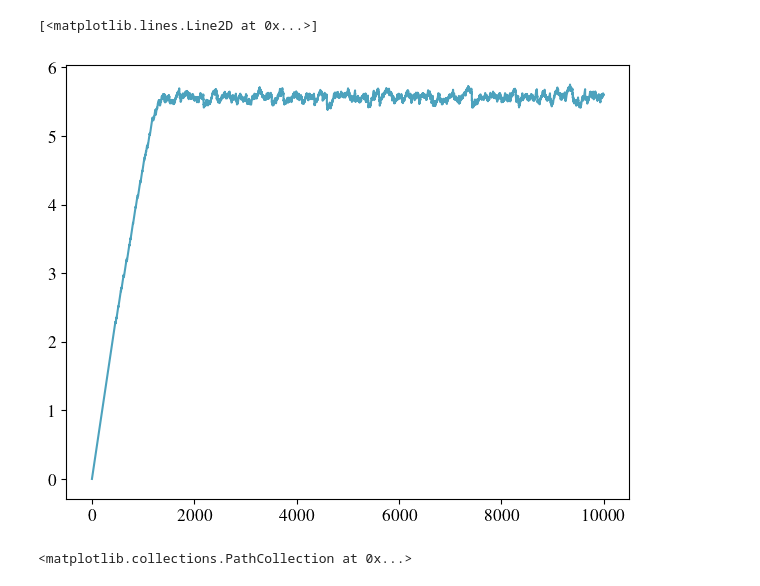
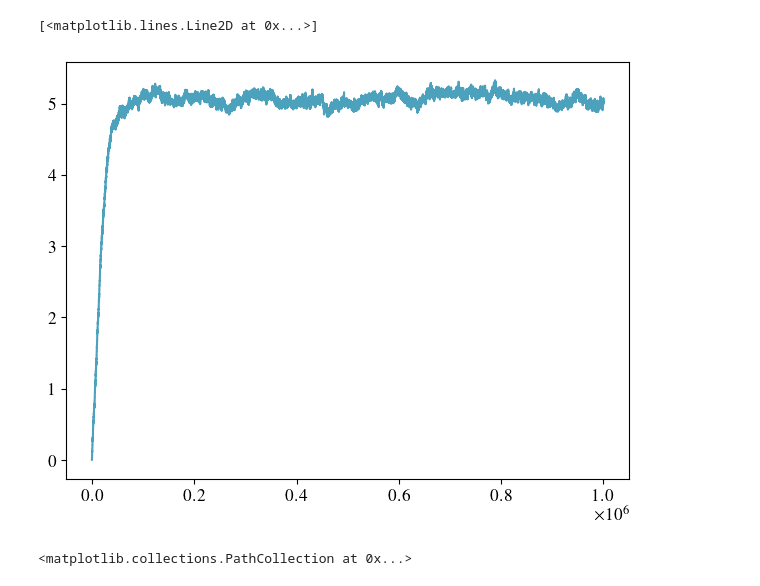
Before and after one commit to GabrielRemi/Sandpile, a Jupyter notebook: Code/sandpile_nd_test.ipynb, the cells around one changed output. Drawn from its saved outputs; the diff is of its cells as text; code cells hidden in the pictures.

```diff
--- a/Code/sandpile_nd_test.ipynb
+++ b/Code/sandpile_nd_test.ipynb
@@ -37,26 +55,22 @@ with ctx.Pool() as pool:
 # %%
 from sandpile import *
 import matplotlib.pyplot as plt
 
 
 plt.figure(1, figsize=(12, 5))
 
 dim = 2
-bound = "c"
-cons = "n"
+bound = "o"
+cons = "c"
 grid = 20
+crit = 7
 plt.subplot(121)
-system = SandpileND.load_from_file(f"data_{dim}_{20}_{bound}_{cons}")
+system = SandpileND.load_from_file(f"data_{dim}_{20}_{bound}_{cons}_{crit}")
 
 plt.plot(range(system.average_slopes.__len__()), system.average_slopes)
-
-# plt.subplot(122)
-# system = SandpileND.load_from_file(f"data{dim}_closed")
-#
-# plt.plot(range(system.average_slopes.__len__()), system.average_slopes)
 # %% [output]
 [<matplotlib.lines.Line2D at 0x...>]
-[figure, old version]
+[figure, new version]
 # %%
 data = system.get_avalanche_data()
 # %%
```
Also changed, not shown: parts of 1 cell of this notebook, 25 other files.
